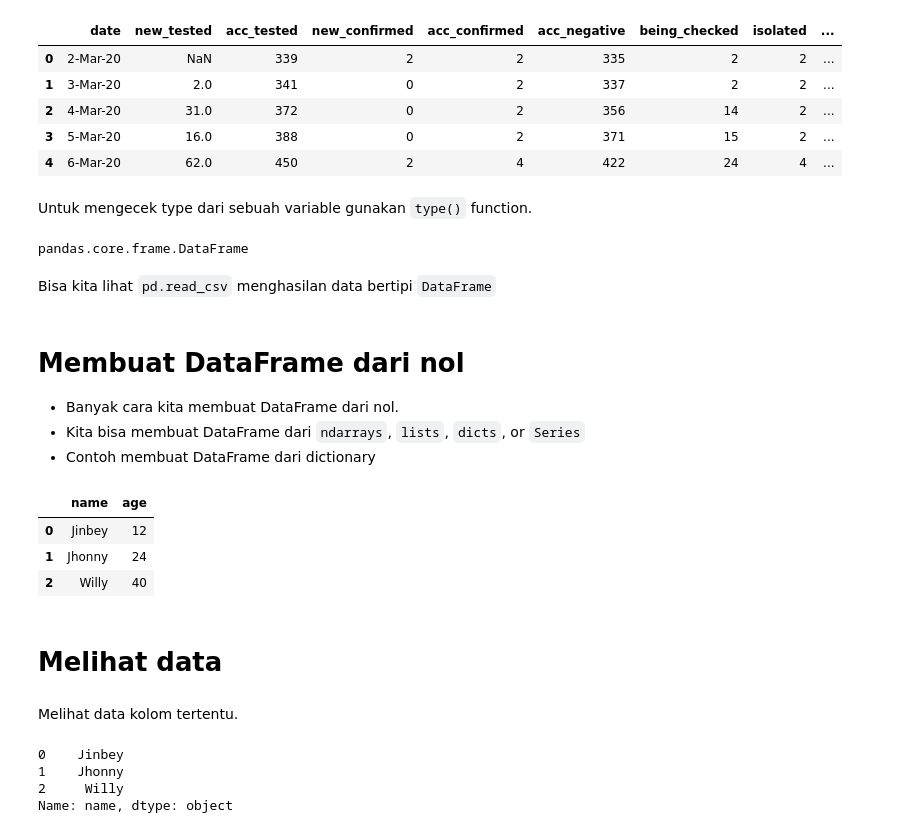
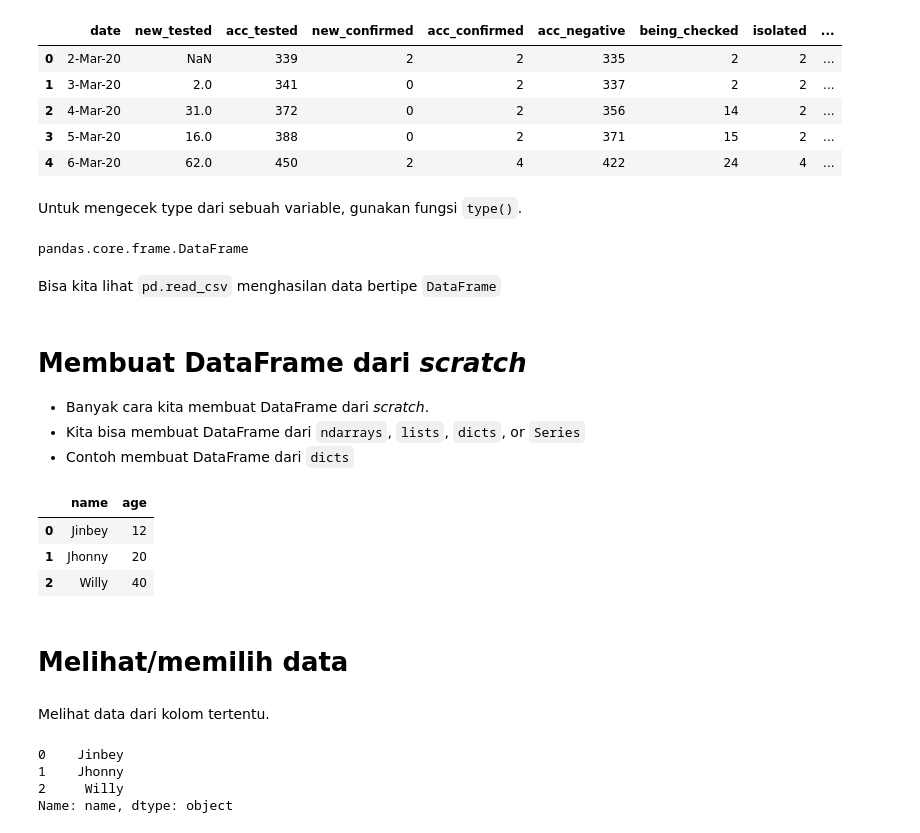
Before and after one commit to jinbeydev/id_pandas_series, a Jupyter notebook: 1_Pengenalan_Pandas.ipynb, the cells around one changed output. Saved outputs shown, nothing was run; the diff lists cells and outputs as text; code cells hidden in the pictures.

```diff
--- a/1_Pengenalan_Pandas.ipynb
+++ b/1_Pengenalan_Pandas.ipynb
@@ -44,5 +42,5 @@ cases_df.head(5)
 | 3 | 5-Mar-20 | 16.0 | 388 | 0 | 2 | 371 | 15 | 2 | ... |
 | 4 | 6-Mar-20 | 62.0 | 450 | 2 | 4 | 422 | 24 | 4 | ... |
 # %% [markdown]
-Untuk mengecek type dari sebuah variable gunakan `type()` function.
+Untuk mengecek type dari sebuah variable, gunakan fungsi `type()`.
 # %%
@@ -50,28 +48,26 @@ type(cases_df)
 # %% [output]
 pandas.core.frame.DataFrame
 # %% [markdown]
-Bisa kita lihat `pd.read_csv` menghasilan data bertipi `DataFrame`
+Bisa kita lihat `pd.read_csv` menghasilan data bertipe `DataFrame`
 # %% [markdown]
-# Membuat DataFrame dari nol
+# Membuat DataFrame dari *scratch*
 
-- Banyak cara kita membuat DataFrame dari nol.
+- Banyak cara kita membuat DataFrame dari *scratch*.
 - Kita bisa membuat DataFrame dari `ndarrays`, `lists`, `dicts`, or `Series`
-- Contoh membuat DataFrame dari dictionary
+- Contoh membuat DataFrame dari `dicts`
 # %%
-data = {'name': ['Jinbey', 'Jhonny', 'Willy'], 'age': [12, 24, 40]}
-
+data = {'name': ['Jinbey', 'Jhonny', 'Willy'], 'age': [12, 20, 40]}
 df = pd.DataFrame(data)
-
 df
 # %% [output]
 |  | name | age |
 | 0 | Jinbey | 12 |
-| 1 | Jhonny | 24 |
+| 1 | Jhonny | 20 |
 | 2 | Willy | 40 |
 # %% [markdown]
-# Melihat data
+# Melihat/memilih data
 # %% [markdown]
-Melihat data kolom tertentu.
+Melihat data dari kolom tertentu.
 # %%
 name = df['name']
 name
```
Also changed, not shown: parts of 9 cells of this notebook.
